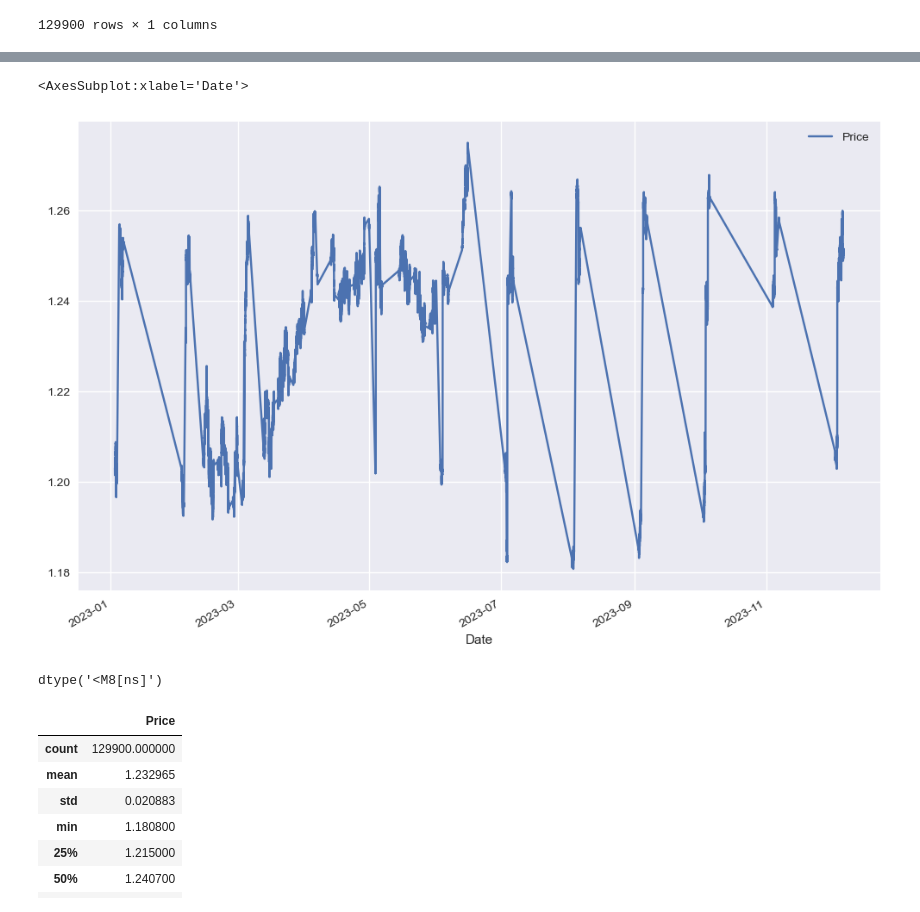
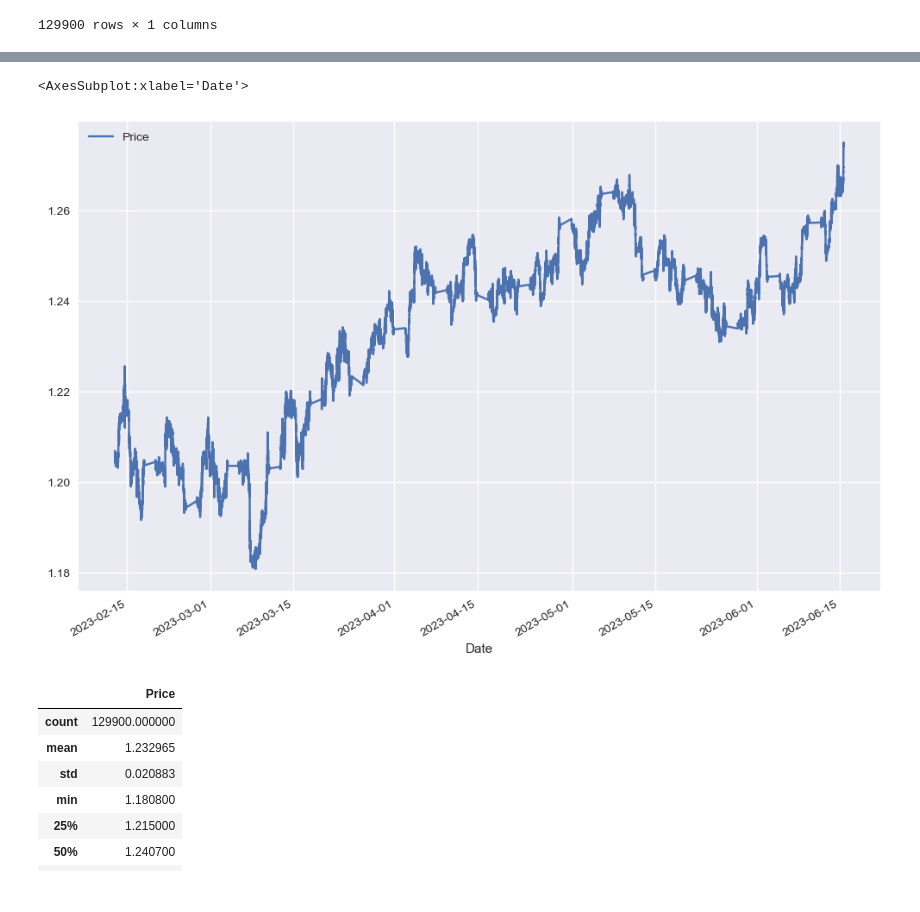
Before and after one commit to akiraawan/Algorithmic_Trading, a Jupyter notebook: Notebooks/analysing_GBPUSD_1_15.ipynb, the cells around one changed output, grey strips where cells are left out. Cells and saved outputs as stored; diff of their text form; code cells hidden in the pictures.

```diff
--- a/Notebooks/analysing_GBPUSD_1_15.ipynb
+++ b/Notebooks/analysing_GBPUSD_1_15.ipynb
@@ -6,4 +6,4 @@ import matplotlib.pyplot as plt
 import csv
 plt.style.use("seaborn")
 # %%
-df = pd.read_csv("GBPUSD_1_15.csv", names=["Date", "Price"], header=None, index_col=0)
+df = pd.read_csv("GBPUSD_1_15.csv", names=["Date", "Price"], header=None, index_col=0, dayfirst=True)
@@ -9,0 +12,2 @@ df = pd.read_csv("GBPUSD_1_15.csv", names=["Date", "Price"], header=None, index_
+# %%
+df.set_index(["Date"], inplace=True)
@@ -25,4 +31,5 @@ df
 | 15/06/2023 15:59 | 1.2743 |
 129900 rows × 1 columns
 # %%
-df.index = pd.to_datetime(df.index)
+df.index = pd.to_datetime(df.index, dayfirst=True)
+df.index
@@ -63,12 +66,8 @@ df.loc["2023-12-03"]
 # %%
-df.plot(figsize=(12,8), x_compat=True)
+df.plot(figsize=(12,8))
 # %% [output]
 <AxesSubplot:xlabel='Date'>
-[figure, old version]
+[figure, new version]
-# %%
-df.index.dtype
-# %% [output]
-dtype('<M8[ns]')
 # %%
 df.describe()
 # %% [output]
```
Also changed, not shown: parts of 7 cells of this notebook, 1 other file.
